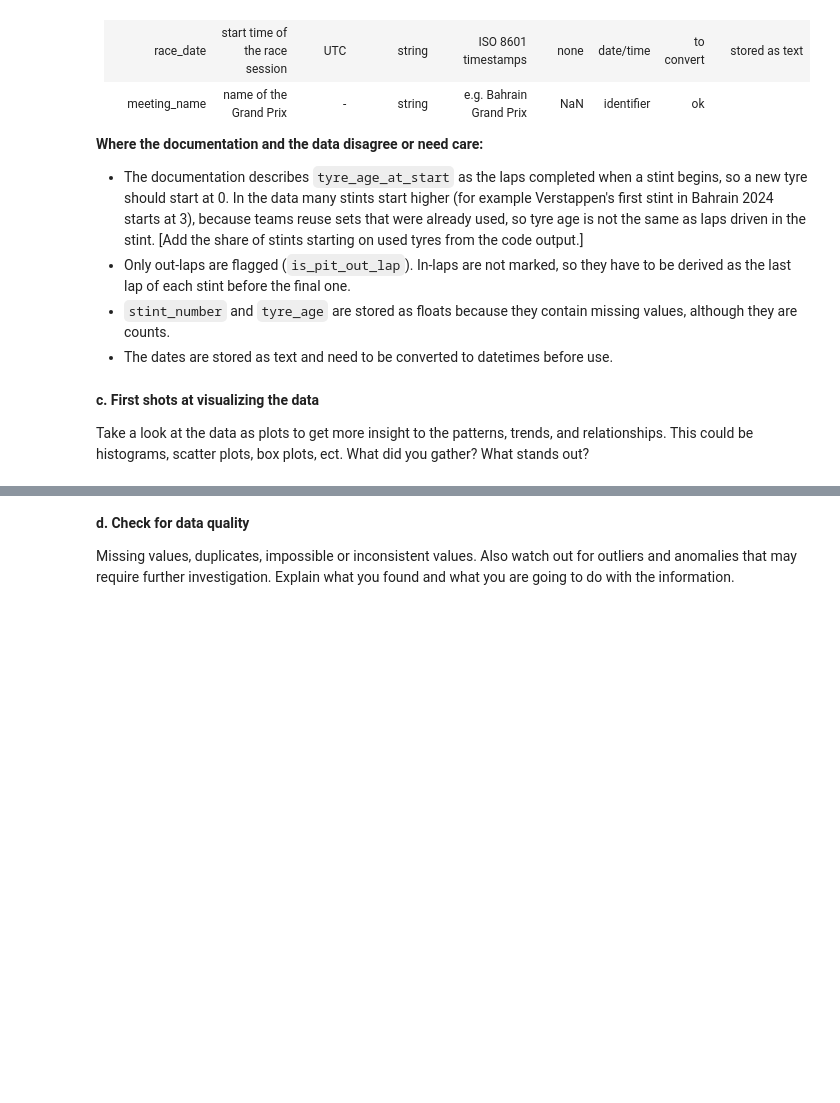
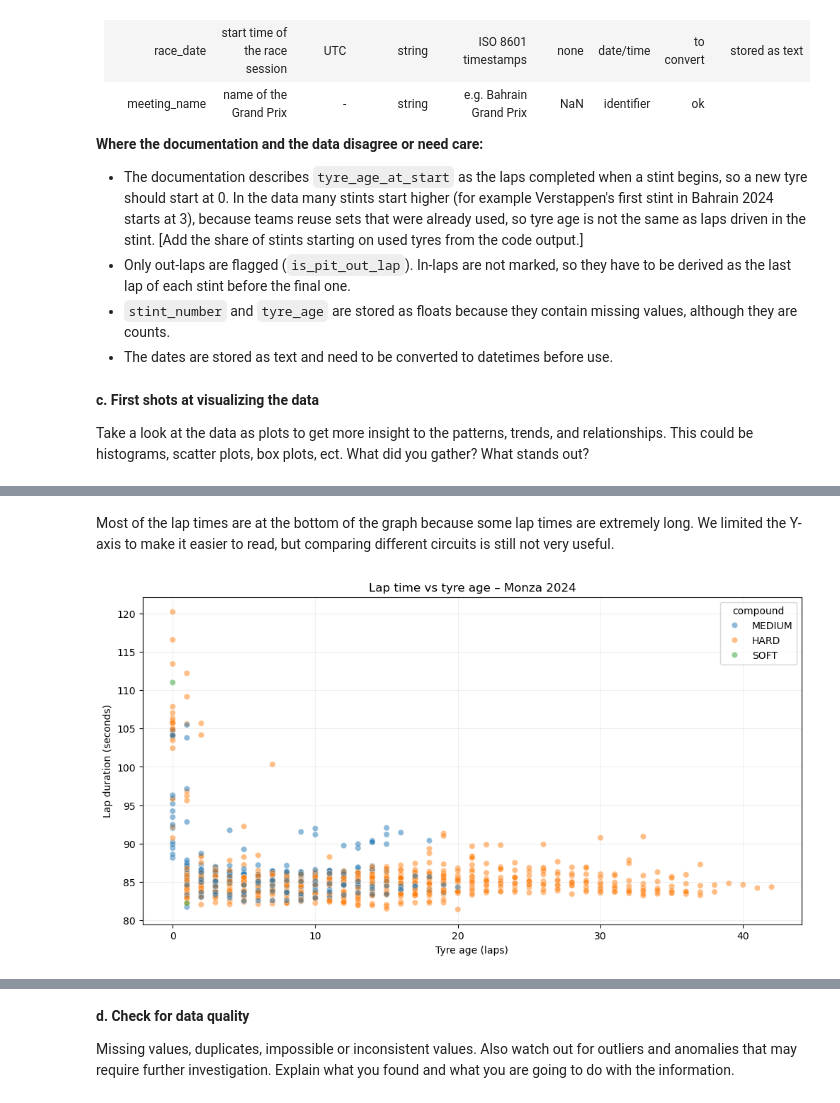
Before and after one commit to rickiemagnusjojo/IDS-Project-F9, a Jupyter notebook: notebooks/IDS2026_HW07.ipynb, the cells around one changed output, grey strips where cells are left out. Cells and saved outputs as stored; diff of their text form; code cells hidden in the pictures; blank space fills up the shorter version.

```diff
--- a/notebooks/IDS2026_HW07.ipynb
+++ b/notebooks/IDS2026_HW07.ipynb
@@ -237,0 +258,29 @@ Take a look at the data as plots to get more insight to the patterns, trends, an
+# %% [markdown]
+Most of the lap times are at the bottom of the graph because some lap times are extremely long. We limited the Y-axis to make it easier to read, but comparing different circuits is still not very useful.
+# %%
+# 3. Monza 2024 – All drivers
+
+#Circuit differences are removed, but driver and car performance still affect lap times.
+race_df = df[
+    (df["year"] == 2024) &
+    (df["circuit"] == "Monza") &
+    (df["lap_duration"].between(60, 180))
+]
+
+plt.figure(figsize=(12, 6))
+
+sns.scatterplot(
+    data=race_df,
+    x="tyre_age",
+    y="lap_duration",
+    hue="compound",
+    alpha=0.5
+)
+
+plt.title("Lap time vs tyre age – Monza 2024")
+plt.xlabel("Tyre age (laps)")
+plt.ylabel("Lap duration (seconds)")
+plt.grid(alpha=0.2)
+plt.show()
+# %% [output]
+[figure, added]
```
Also changed, not shown: parts of 18 cells of this notebook.
